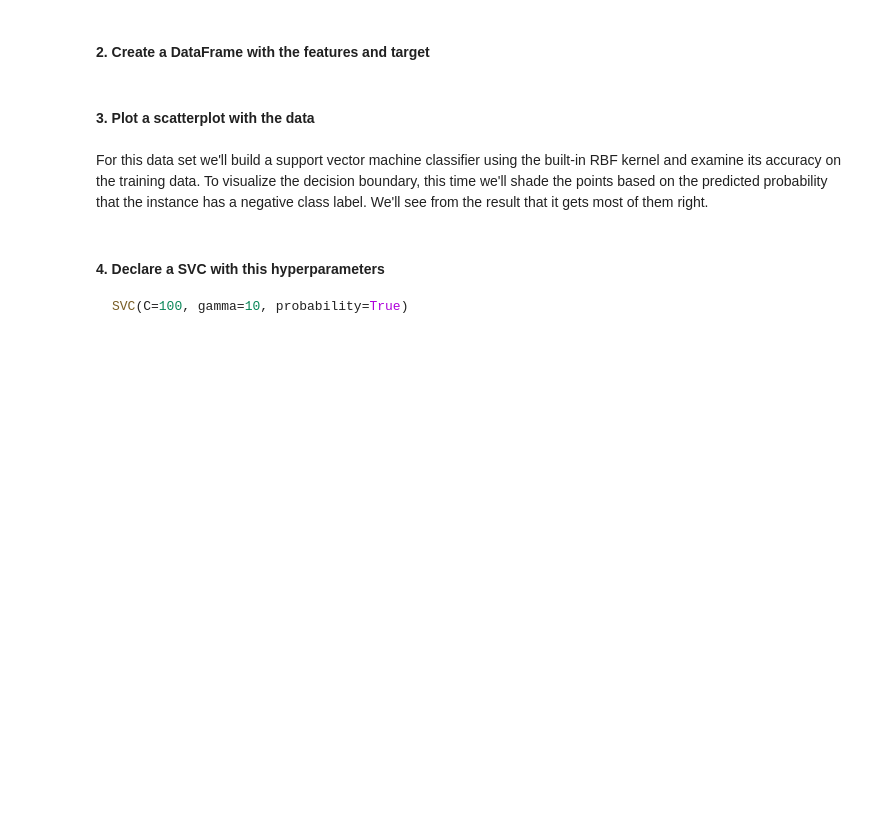
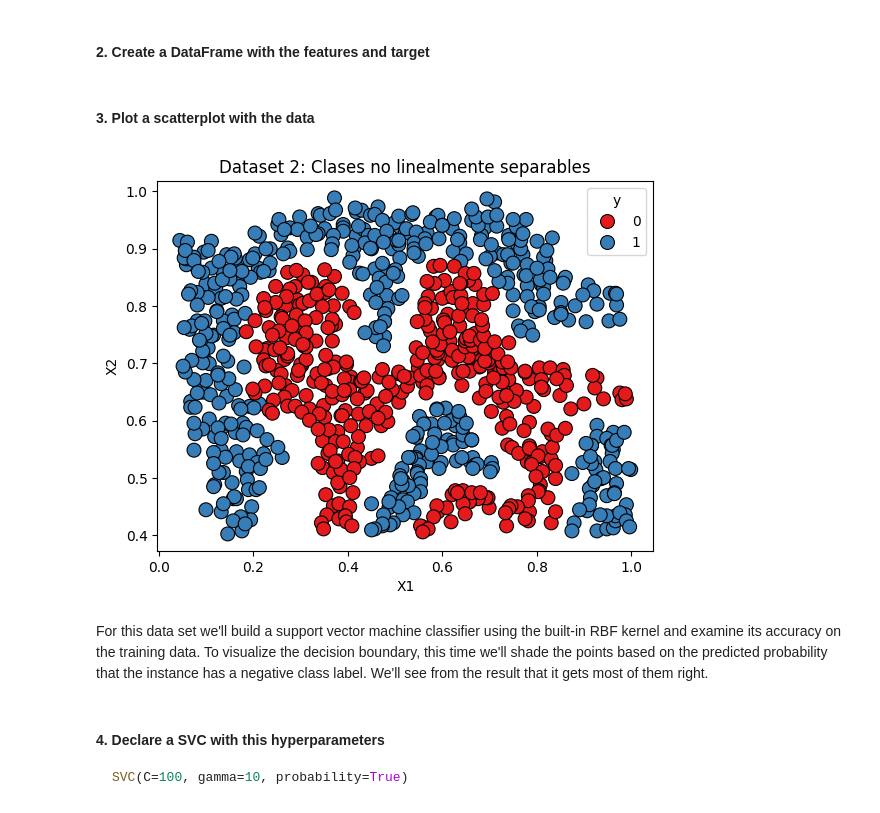
Before and after one commit to Varushet/Data_Science, a Jupyter notebook: 3-Machine_Learning/1-Supervisado/3-RegorClass/8-SVM/ejercicios/Ejercicios_SVM.ipynb, the cells around one changed output. Cells and saved outputs as stored; diff of their text form; code cells hidden in the pictures; blank space fills up the shorter version.

```diff
--- a/3-Machine_Learning/1-Supervisado/3-RegorClass/8-SVM/ejercicios/Ejercicios_SVM.ipynb
+++ b/3-Machine_Learning/1-Supervisado/3-RegorClass/8-SVM/ejercicios/Ejercicios_SVM.ipynb
@@ -76,7 +133,17 @@ https://www.svm-tutorial.com/2015/06/svm-understanding-math-part-3/
 # %% [markdown]
 #### 2. Create a DataFrame with the features and target
+# %%
+X2 = pd.DataFrame(mat_file_2['X'], columns=['X1', 'X2'])
+y2 = mat_file_2['y'].ravel()
+# %%
+X2['y'] = y2
 # %% [markdown]
 #### 3. Plot a scatterplot with the data
+# %%
+sns.scatterplot(data=X2, x='X1', y='X2', hue='y', palette='Set1', s=100, edgecolor='k')
+plt.title('Dataset 2: Clases no linealmente separables');
+# %% [output]
+[figure, added]
 # %% [markdown]
 For this data set we'll build a support vector machine classifier using the built-in RBF kernel and examine its accuracy on the training data.  To visualize the decision boundary, this time we'll shade the points based on the predicted probability that the instance has a negative class label.  We'll see from the result that it gets most of them right.
 # %% [markdown]
```
Also changed, not shown: parts of 17 cells of this notebook.
